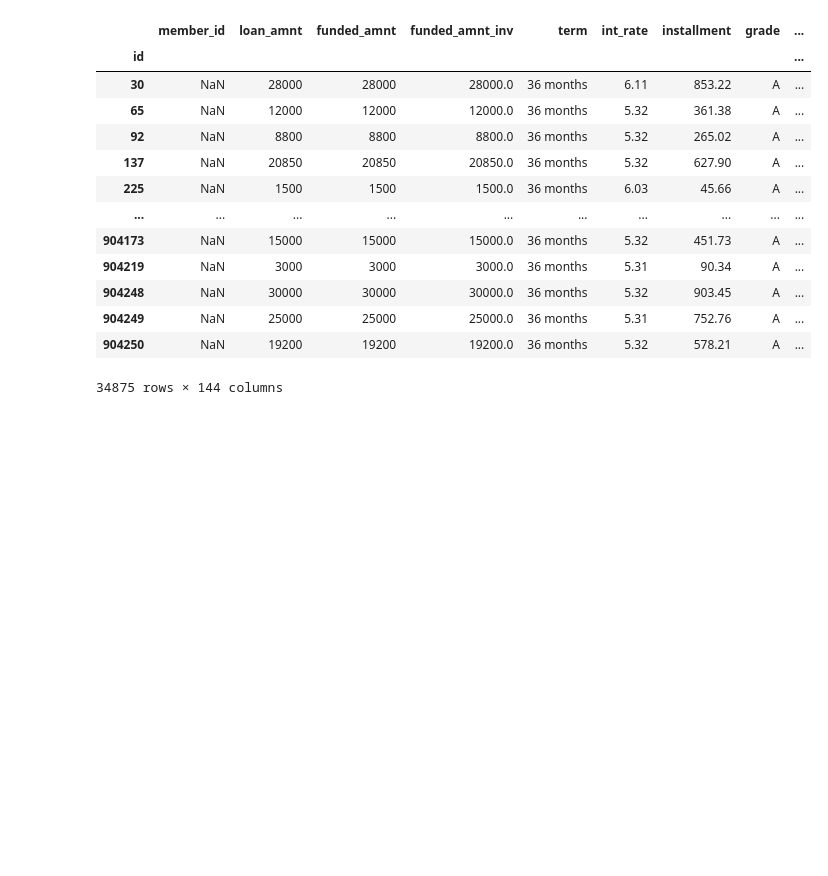
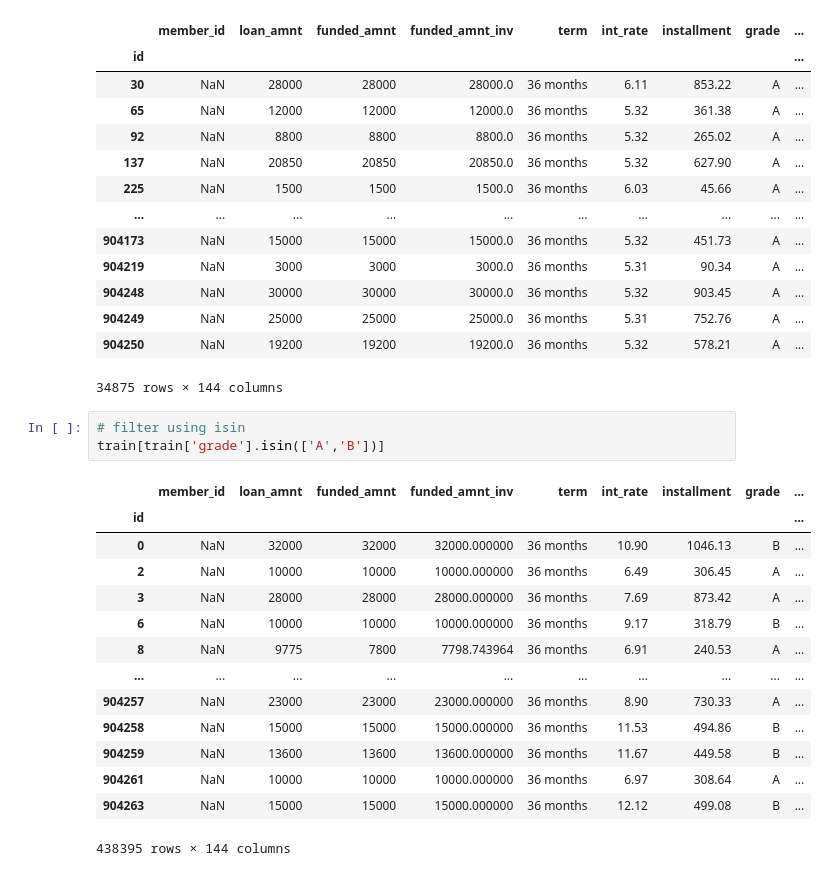
Before and after one commit to ashen007/pandas_data_analysis, a Jupyter notebook: v_2/c_2.ipynb, the cells around one changed output. Drawn from its saved outputs; the diff is of its cells as text; blank space fills up the shorter version.

Commit message:
use isin() to filtering

```diff
--- a/v_2/c_2.ipynb
+++ b/v_2/c_2.ipynb
@@ -255,3 +255,21 @@ train[(train['grade'] == 'A') & (train['sub_grade'] == 'A1')]
 | 904249 | NaN | 25000 | 25000 | 25000.0 | 36 months | 5.31 | 752.76 | A | ... |
 | 904250 | NaN | 19200 | 19200 | 19200.0 | 36 months | 5.32 | 578.21 | A | ... |
 34875 rows × 144 columns
+# %%
+# filter using isin
+train[train['grade'].isin(['A','B'])]
+# %% [output]
+|  | member_id | loan_amnt | funded_amnt | funded_amnt_inv | term | int_rate | installment | grade | ... |
+| id |  |  |  |  |  |  |  |  | ... |
+| 0 | NaN | 32000 | 32000 | 32000.000000 | 36 months | 10.90 | 1046.13 | B | ... |
+| 2 | NaN | 10000 | 10000 | 10000.000000 | 36 months | 6.49 | 306.45 | A | ... |
+| 3 | NaN | 28000 | 28000 | 28000.000000 | 36 months | 7.69 | 873.42 | A | ... |
+| 6 | NaN | 10000 | 10000 | 10000.000000 | 36 months | 9.17 | 318.79 | B | ... |
+| 8 | NaN | 9775 | 7800 | 7798.743964 | 36 months | 6.91 | 240.53 | A | ... |
+| ... | ... | ... | ... | ... | ... | ... | ... | ... | ... |
+| 904257 | NaN | 23000 | 23000 | 23000.000000 | 36 months | 8.90 | 730.33 | A | ... |
+| 904258 | NaN | 15000 | 15000 | 15000.000000 | 36 months | 11.53 | 494.86 | B | ... |
+| 904259 | NaN | 13600 | 13600 | 13600.000000 | 36 months | 11.67 | 449.58 | B | ... |
+| 904261 | NaN | 10000 | 10000 | 10000.000000 | 36 months | 6.97 | 308.64 | A | ... |
+| 904263 | NaN | 15000 | 15000 | 15000.000000 | 36 months | 12.12 | 499.08 | B | ... |
+438395 rows × 144 columns
```
Also changed, not shown: parts of 1 cell of this notebook.
